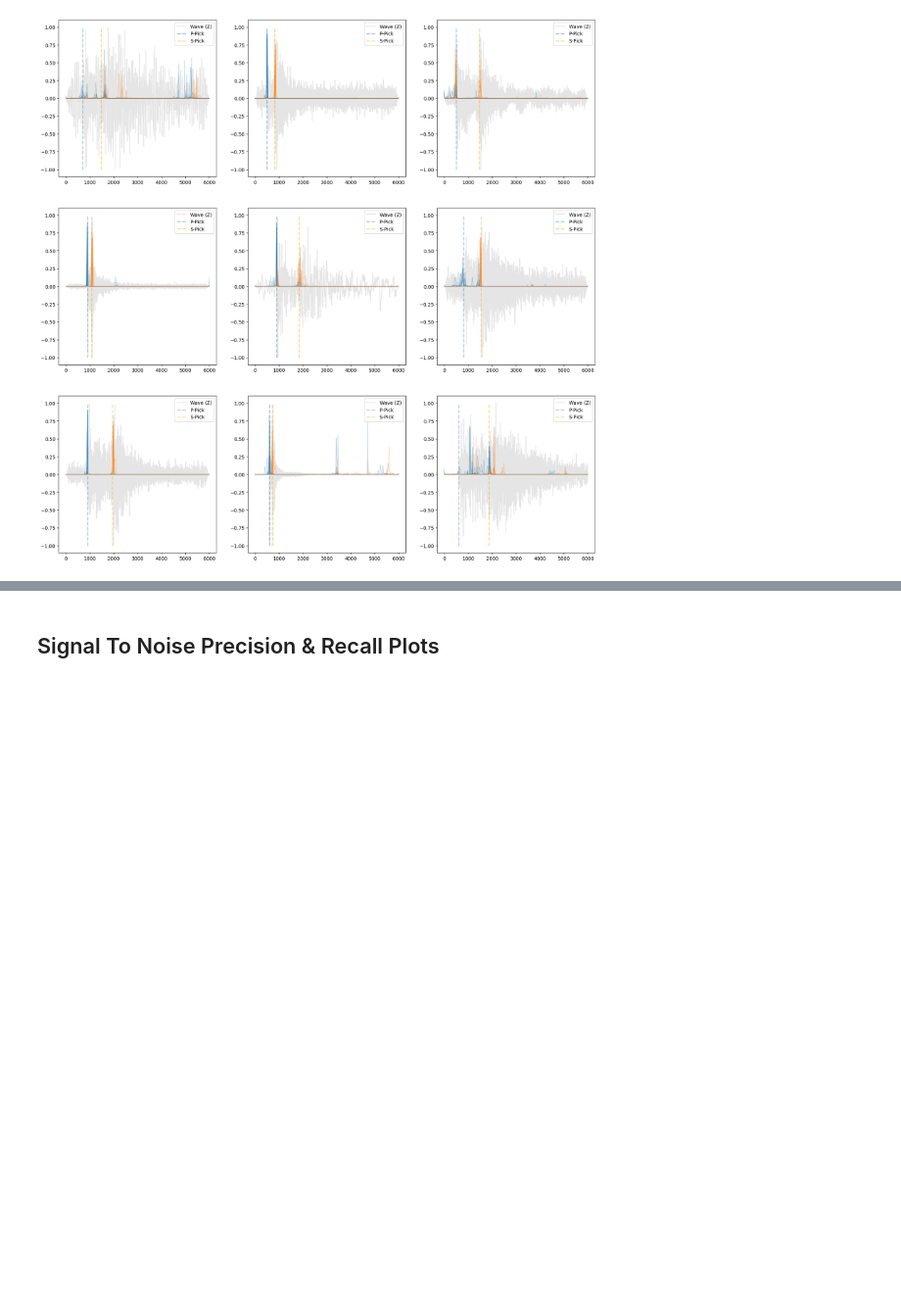
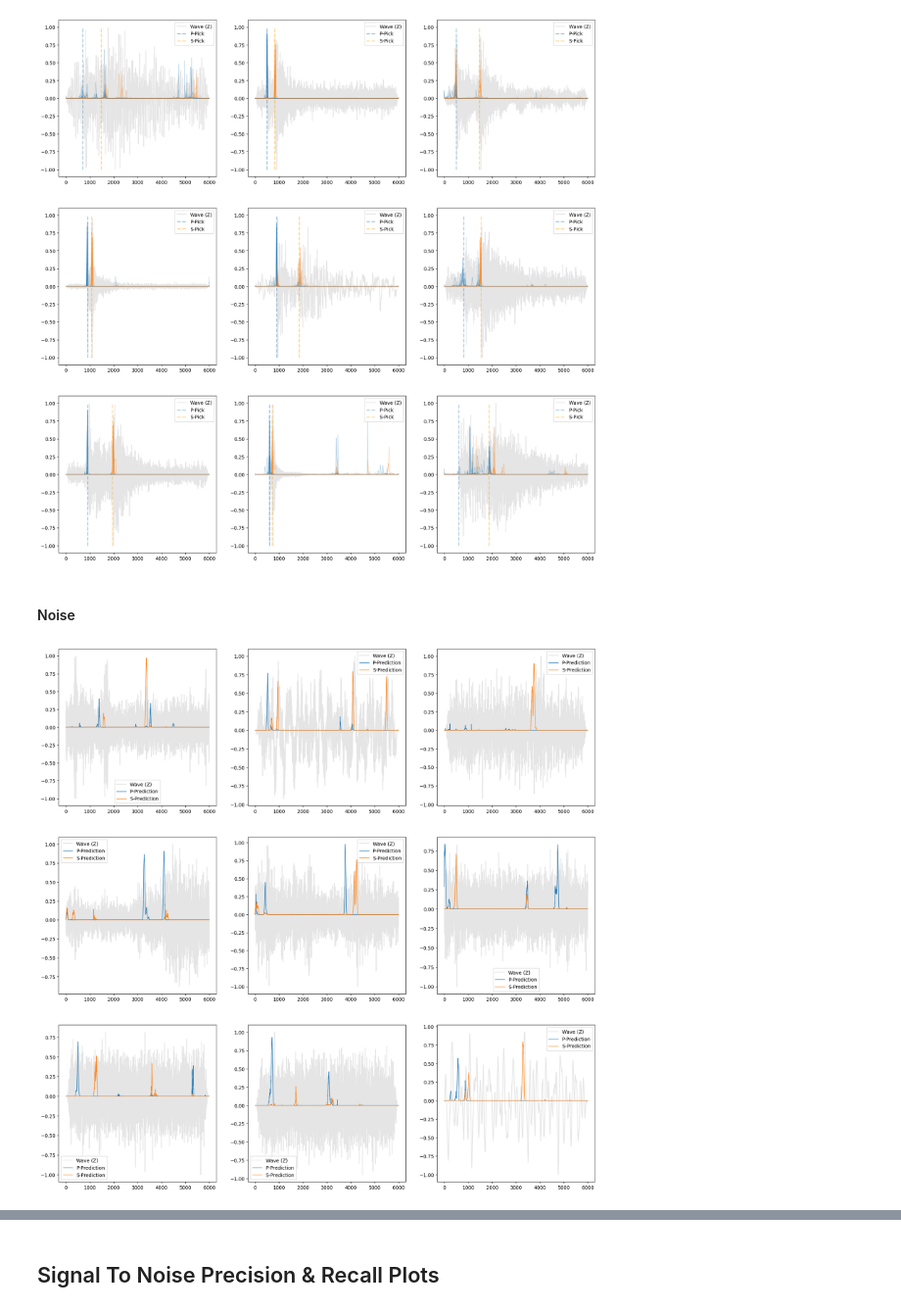
Before and after one commit to kerimoglutolga/earthquake-monitoring, a Jupyter notebook: notebooks/EQTransformerTesting.ipynb, the cells around one changed output, grey strips where cells are left out. Shown at 98% size. Drawn from its saved outputs; the diff is of its cells as text; code cells hidden in the pictures; blank space fills up the shorter version.

```diff
--- a/notebooks/EQTransformerTesting.ipynb
+++ b/notebooks/EQTransformerTesting.ipynb
@@ -1072,7 +1099,9 @@ plot_preds(wave_tensor_eq, preds_eqt2_eq, labels_eq, 3)
 plot_multiple_preds(wave_tensor_eq, preds_collection_eqt2, labels_eq, 3)
 # %% [output]
 [figure]
-# %%
-preds_pn_noise, _ = get_preds(pn_model, wave_tensor_noise, num_waves)
-preds_eqt_noise, _ = get_preds(eqt_model, wave_tensor_noise, num_waves, eq = True)
-preds_eqt2_noise, _ = get_preds(eqt2_model, wave_tensor_noise, num_waves, eq = True)
+# %% [markdown]
+#### Noise
+# %%
+plot_preds(wave_tensor_noise, preds_pn_noise, _, 3, noise=True)
+# %% [output]
+[figure, added]
```
Also changed, not shown: parts of 37 cells of this notebook.
